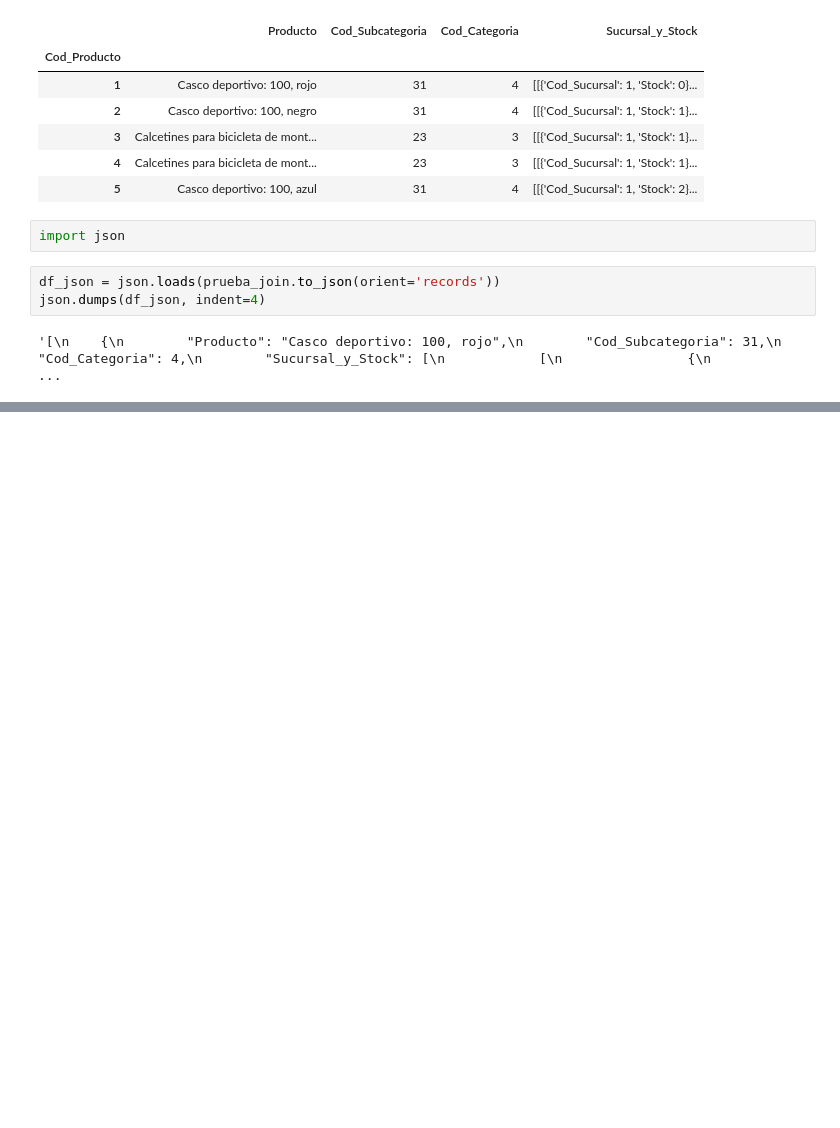
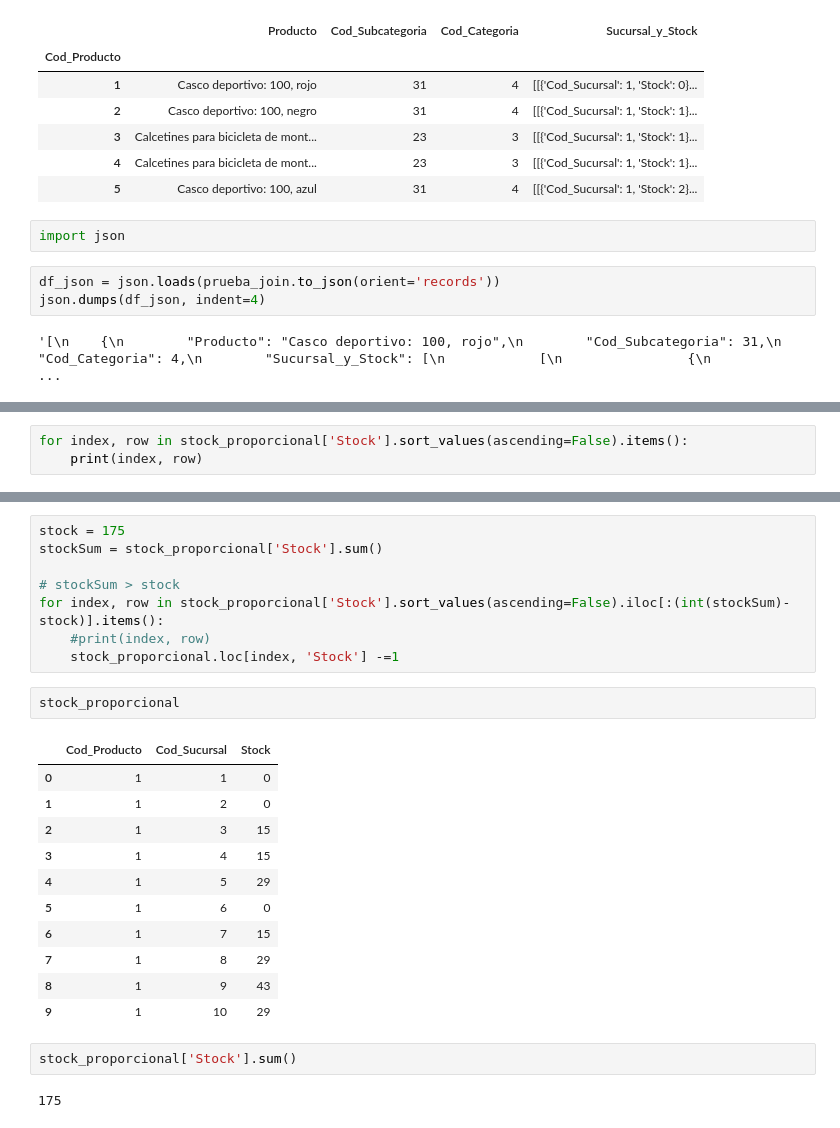
Before and after one commit to federicopfund/data-engineer, a Jupyter notebook: dataframes.ipynb, the cells around one changed output, grey strips where cells are left out. Drawn from its saved outputs; the diff is of its cells as text; blank space fills up the shorter version.

```diff
--- a/dataframes.ipynb
+++ b/dataframes.ipynb
@@ -120,0 +216,3 @@ json.dumps(df_json, indent=4)
+# %%
+for index, row in stock_proporcional['Stock'].sort_values(ascending=False).items():
+    print(index, row)
@@ -120,0 +230,26 @@ json.dumps(df_json, indent=4)
+# %%
+stock = 175
+stockSum = stock_proporcional['Stock'].sum()
+
+# stockSum > stock
+for index, row in stock_proporcional['Stock'].sort_values(ascending=False).iloc[:(int(stockSum)-stock)].items():
+    #print(index, row)
+    stock_proporcional.loc[index, 'Stock'] -=1
+# %%
+stock_proporcional
+# %% [output]
+|  | Cod_Producto | Cod_Sucursal | Stock |
+| 0 | 1 | 1 | 0 |
+| 1 | 1 | 2 | 0 |
+| 2 | 1 | 3 | 15 |
+| 3 | 1 | 4 | 15 |
+| 4 | 1 | 5 | 29 |
+| 5 | 1 | 6 | 0 |
+| 6 | 1 | 7 | 15 |
+| 7 | 1 | 8 | 29 |
+| 8 | 1 | 9 | 43 |
+| 9 | 1 | 10 | 29 |
+# %%
+stock_proporcional['Stock'].sum()
+# %% [output]
+175
```
Also changed, not shown: parts of 13 cells of this notebook.
